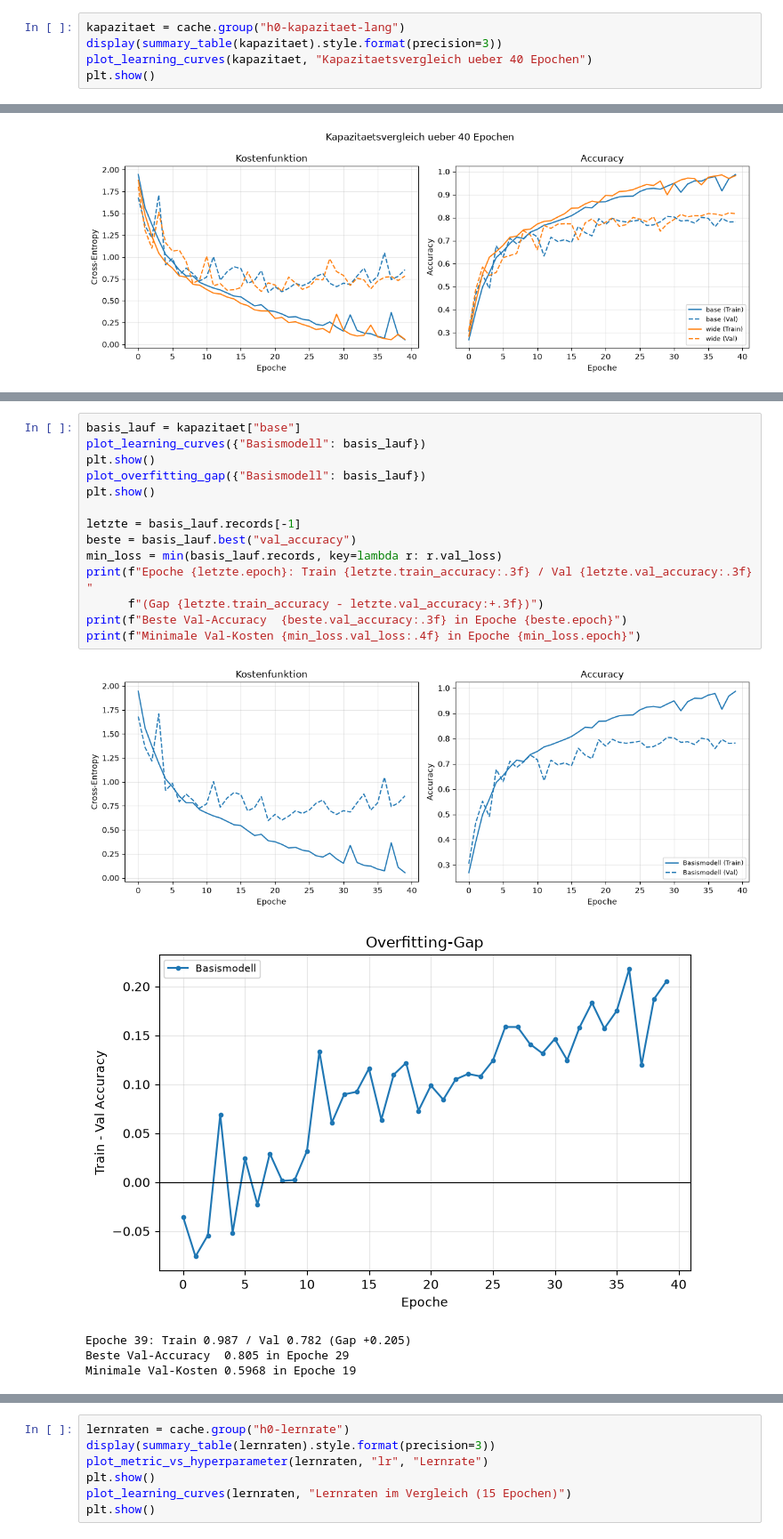
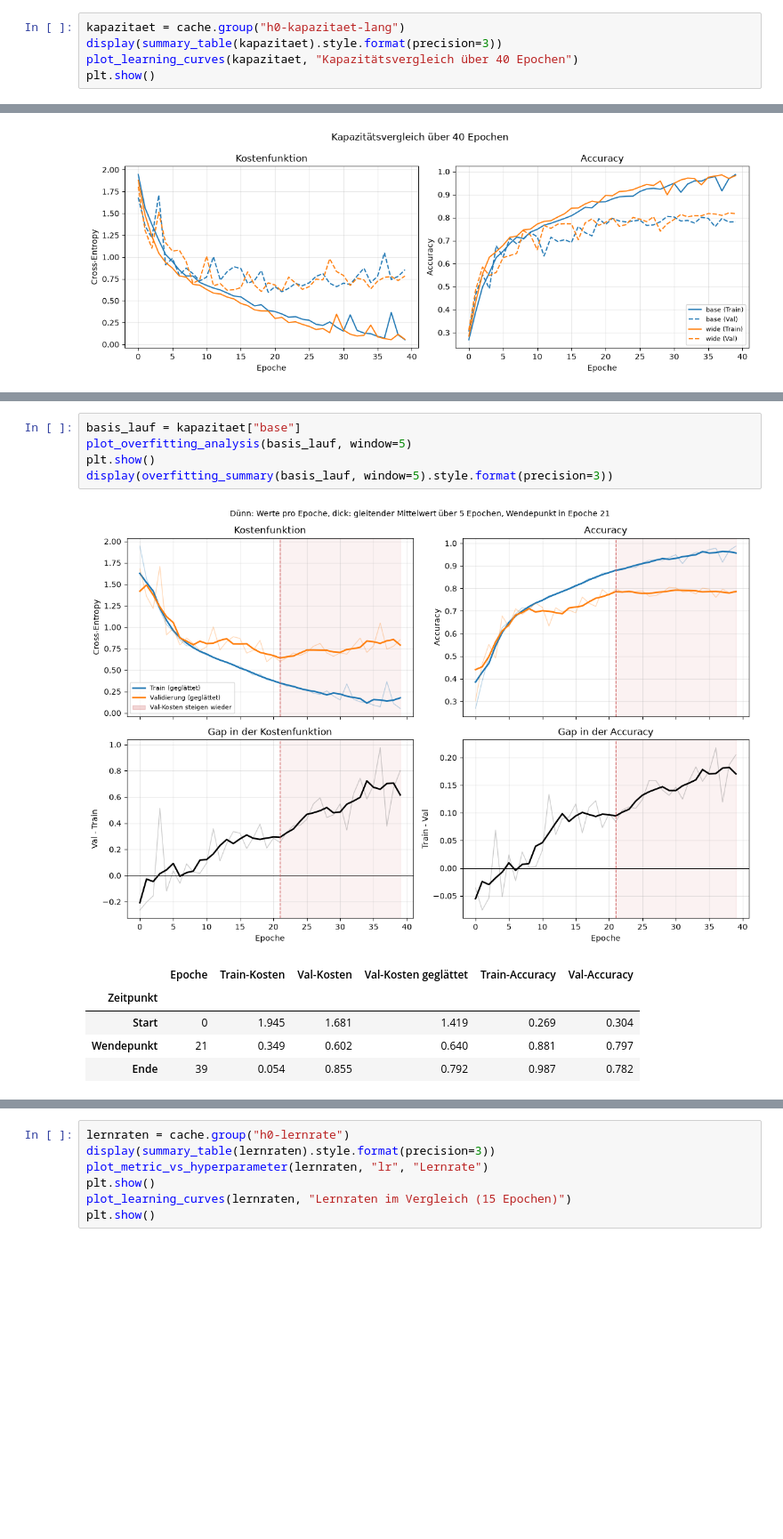
Before and after one commit to IAaron4/del-hs26-mini-challenge, a Jupyter notebook: notebooks/mini_challenge_del.ipynb, the cells around one changed output, grey strips where cells are left out. Shown at 89% size. Drawn from its saved outputs; the diff is of its cells as text; blank space fills up the shorter version.

Commit message:
feat: add update notebook and new helper function for the visualizations

```diff
--- a/notebooks/mini_challenge_del.ipynb
+++ b/notebooks/mini_challenge_del.ipynb
@@ -249,7 +299,7 @@ Vier Grössen unter gleichen Bedingungen, 40 Epochen, Lernrate 0.03.
 # %%
 kapazitaet = cache.group("h0-kapazitaet-lang")
 display(summary_table(kapazitaet).style.format(precision=3))
-plot_learning_curves(kapazitaet, "Kapazitaetsvergleich ueber 40 Epochen")
+plot_learning_curves(kapazitaet, "Kapazitätsvergleich über 40 Epochen")
 plt.show()
 # %% [output]
 |  | Run | Parameter | Conv-Tiefe | Epoche | Train-Accuracy | Val-Accuracy | Gap | Val-Macro-F1 | ... |
@@ -281,21 +331,13 @@ Wie verlangt mit SGD ohne Momentum, ohne Regularisierung, ohne BatchNorm.
 # %%
 basis_lauf = kapazitaet["base"]
-plot_learning_curves({"Basismodell": basis_lauf})
+plot_overfitting_analysis(basis_lauf, window=5)
 plt.show()
-plot_overfitting_gap({"Basismodell": basis_lauf})
-plt.show()
-
-letzte = basis_lauf.records[-1]
-beste = basis_lauf.best("val_accuracy")
-min_loss = min(basis_lauf.records, key=lambda r: r.val_loss)
-print(f"Epoche {letzte.epoch}: Train {letzte.train_accuracy:.3f} / Val {letzte.val_accuracy:.3f} "
-      f"(Gap {letzte.train_accuracy - letzte.val_accuracy:+.3f})")
-print(f"Beste Val-Accuracy  {beste.val_accuracy:.3f} in Epoche {beste.epoch}")
-print(f"Minimale Val-Kosten {min_loss.val_loss:.4f} in Epoche {min_loss.epoch}")
+display(overfitting_summary(basis_lauf, window=5).style.format(precision=3))
 # %% [output]
-[figure, old version]
+[figure, new version]
-[figure, removed]
-Epoche 39: Train 0.987 / Val 0.782 (Gap +0.205)
-Beste Val-Accuracy  0.805 in Epoche 29
-Minimale Val-Kosten 0.5968 in Epoche 19
+|  | Epoche | Train-Kosten | Val-Kosten | Val-Kosten geglättet | Train-Accuracy | Val-Accuracy |
+| Zeitpunkt |  |  |  |  |  |  |
+| Start | 0 | 1.945 | 1.681 | 1.419 | 0.269 | 0.304 |
+| Wendepunkt | 21 | 0.349 | 0.602 | 0.640 | 0.881 | 0.797 |
+| Ende | 39 | 0.054 | 0.855 | 0.792 | 0.987 | 0.782 |
 # %% [markdown]
```
Also changed, not shown: parts of 24 cells of this notebook, 2 other files.
